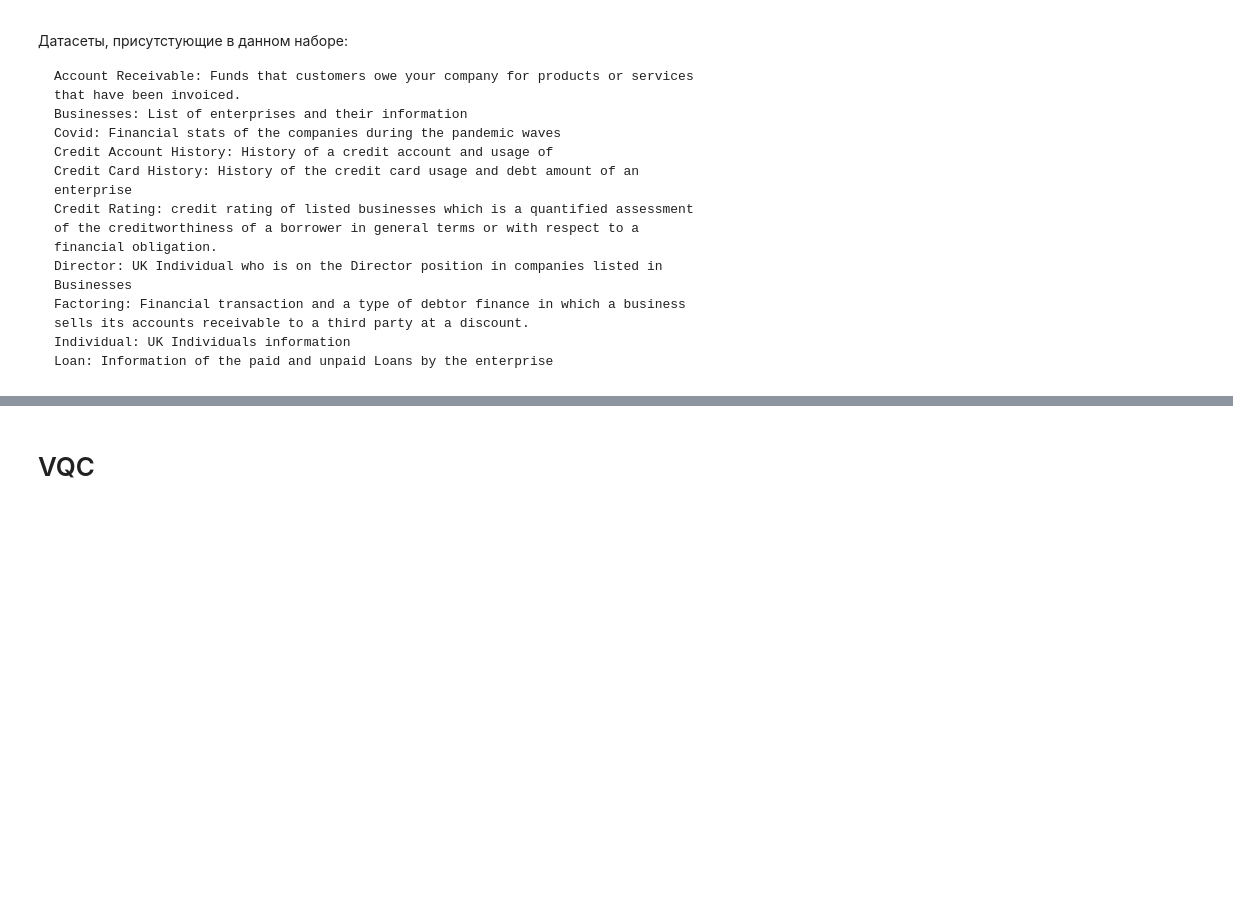
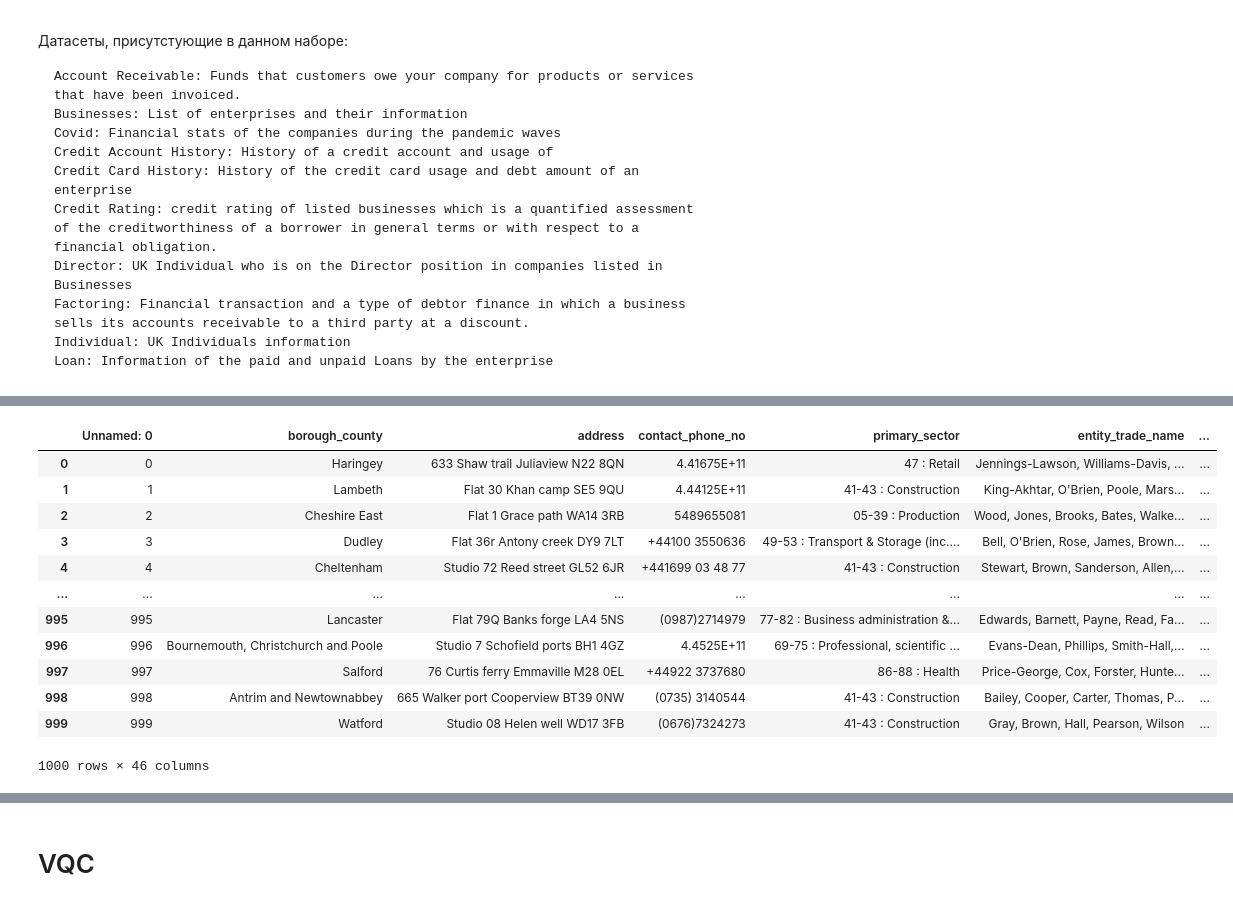
Before and after one commit to floatn/QML-for-finance, a Jupyter notebook: qml_code.ipynb, the cells around one changed output, grey strips where cells are left out. Saved outputs shown, nothing was run; the diff lists cells and outputs as text; code cells hidden in the pictures; blank space fills up the shorter version.

Commit message:
Primary data merge finished

```diff
--- a/qml_code.ipynb
+++ b/qml_code.ipynb
@@ -249,0 +413,4 @@ len(cds_ls[0])
+# %%
+cds_dc.pop('Director.csv')
+cds_dc['Businesses.csv'].head()
+cds_dc['Businesses.csv'].info()
@@ -249,0 +648,16 @@ len(cds_ls[0])
+# %%
+cds_dc.pop('Businesses.csv')
+# %% [output]
+|  | Unnamed: 0 | borough_county | address | contact_phone_no | primary_sector | entity_trade_name | ... |
+| 0 | 0 | Haringey | 633 Shaw trail Juliaview N22 8QN | 4.41675E+11 | 47 : Retail | Jennings-Lawson, Williams-Davis, ... | ... |
+| 1 | 1 | Lambeth | Flat 30 Khan camp SE5 9QU | 4.44125E+11 | 41-43 : Construction | King-Akhtar, O'Brien, Poole, Mars... | ... |
+| 2 | 2 | Cheshire East | Flat 1 Grace path WA14 3RB | 5489655081 | 05-39 : Production | Wood, Jones, Brooks, Bates, Walke... | ... |
+| 3 | 3 | Dudley | Flat 36r Antony creek DY9 7LT | +44100 3550636 | 49-53 : Transport & Storage (inc.... | Bell, O'Brien, Rose, James, Brown... | ... |
+| 4 | 4 | Cheltenham | Studio 72 Reed street GL52 6JR | +441699 03 48 77 | 41-43 : Construction | Stewart, Brown, Sanderson, Allen,... | ... |
+| ... | ... | ... | ... | ... | ... | ... | ... |
+| 995 | 995 | Lancaster | Flat 79Q Banks forge LA4 5NS | (0987)2714979 | 77-82 : Business administration &... | Edwards, Barnett, Payne, Read, Fa... | ... |
+| 996 | 996 | Bournemouth, Christchurch and Poole | Studio 7 Schofield ports BH1 4GZ | 4.4525E+11 | 69-75 : Professional, scientific ... | Evans-Dean, Phillips, Smith-Hall,... | ... |
+| 997 | 997 | Salford | 76 Curtis ferry Emmaville M28 0EL | +44922 3737680 | 86-88 : Health | Price-George, Cox, Forster, Hunte... | ... |
+| 998 | 998 | Antrim and Newtownabbey | 665 Walker port Cooperview BT39 0NW | (0735) 3140544 | 41-43 : Construction | Bailey, Cooper, Carter, Thomas, P... | ... |
+| 999 | 999 | Watford | Studio 08 Helen well WD17 3FB | (0676)7324273 | 41-43 : Construction | Gray, Brown, Hall, Pearson, Wilson | ... |
+1000 rows × 46 columns
```
Also changed, not shown: parts of 33 cells of this notebook.
